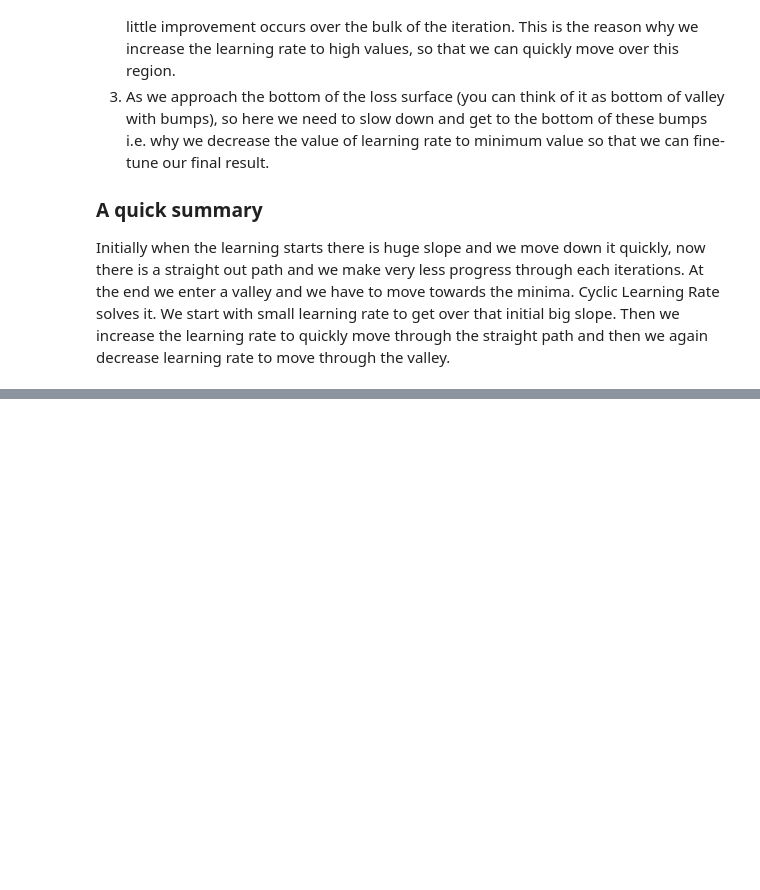
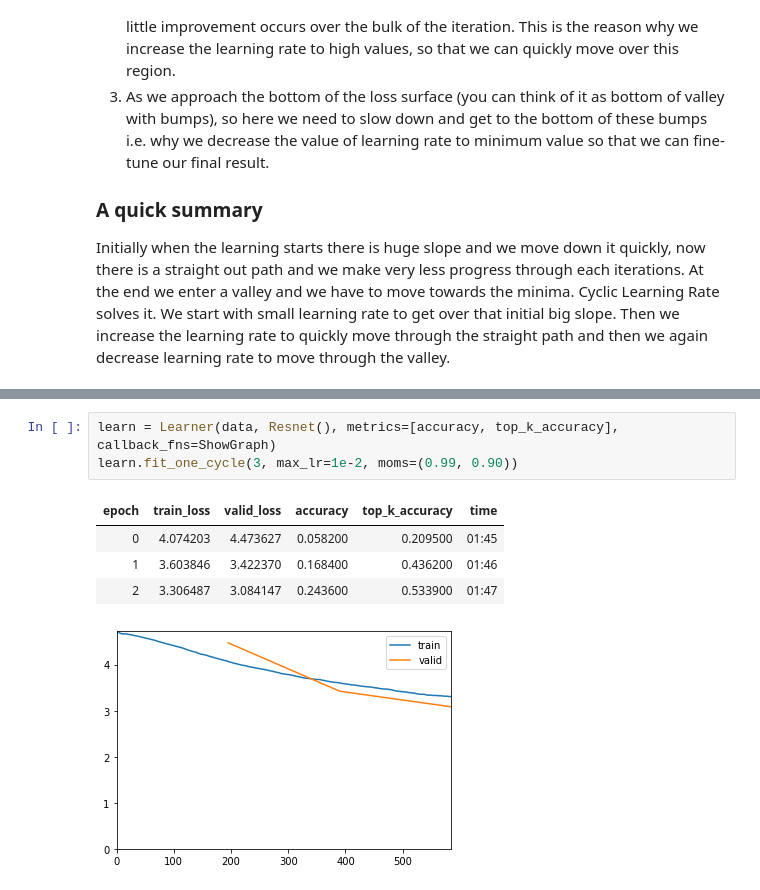
Before and after one commit to KushajveerSingh/Deep-Learning-Notebooks, a Jupyter notebook: Leslie N. Smith paper notebooks (fastai)/main.ipynb, the cells around one changed output, grey strips where cells are left out. Drawn from its saved outputs; the diff is of its cells as text; blank space fills up the shorter version.

```diff
--- a/Leslie N. Smith paper notebooks (fastai)/main.ipynb
+++ b/Leslie N. Smith paper notebooks (fastai)/main.ipynb
@@ -480,0 +515,9 @@ Initially when the learning starts there is huge slope and we move down it quick
+# %%
+learn = Learner(data, Resnet(), metrics=[accuracy, top_k_accuracy], callback_fns=ShowGraph)
+learn.fit_one_cycle(3, max_lr=1e-2, moms=(0.99, 0.90))
+# %% [output]
+| epoch | train_loss | valid_loss | accuracy | top_k_accuracy | time |
+| 0 | 4.074203 | 4.473627 | 0.058200 | 0.209500 | 01:45 |
+| 1 | 3.603846 | 3.422370 | 0.168400 | 0.436200 | 01:46 |
+| 2 | 3.306487 | 3.084147 | 0.243600 | 0.533900 | 01:47 |
+[figure, added]
```
Also changed, not shown: parts of 22 cells of this notebook.
